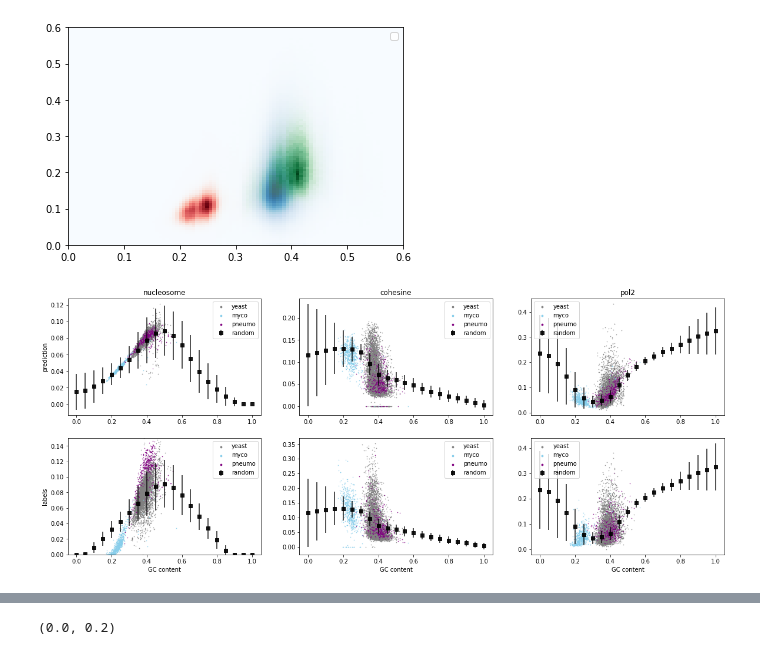
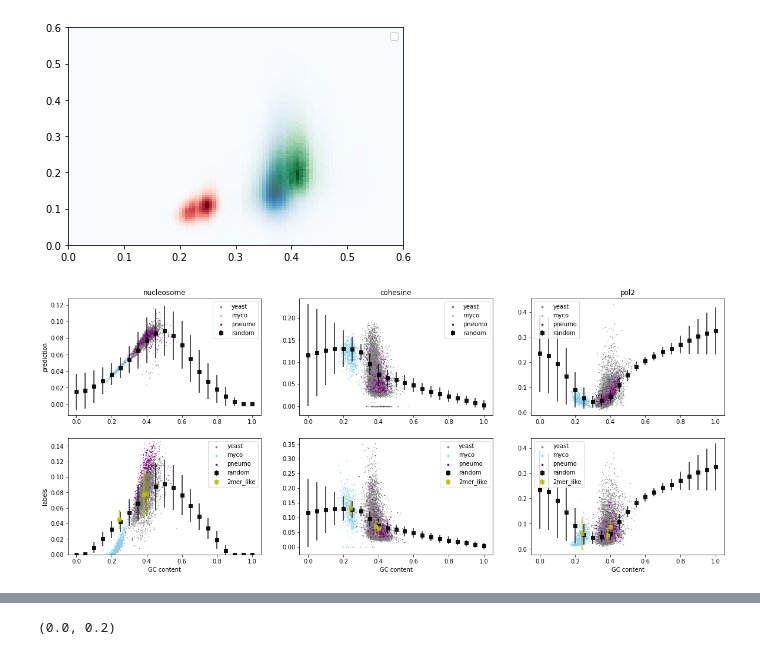
Before and after one commit to Alexwestbrook/mnhn-internship_DeepCNN_ChIP-seq, a Jupyter notebook: Generating_sequences.ipynb, the cells around one changed output, grey strips where cells are left out. Cells and saved outputs as stored; diff of their text form; code cells hidden in the pictures.

```diff
--- a/Generating_sequences.ipynb
+++ b/Generating_sequences.ipynb
@@ -1290,37 +1290,37 @@ for i in range(3):
         # plt.errorbar(gc_refs, y=(preds_pol_rand_sim / thres_pred_pm).mean(axis=1), yerr=(preds_pol_rand_sim / thres_pred_pm).std(axis=1), fmt='ys', alpha=0.9, label='2mer_like', capsize=2)
     plt.scatter(window_gc_yeast, window_preds_yeast[:, i], marker='.', color='gray', label='yeast', s=s_yeast)
     plt.scatter(window_gc['myco'], window_preds['myco'][:, i], marker='.', color='skyblue', label='myco', s=s)
     plt.scatter(window_gc['pneu'], window_preds['pneu'][:, i], marker='.', color='purple', label='pneumo', s=s)
     if i == 0:
         plt.ylabel('prediction')
     leg = plt.legend()
     for legh in leg.legendHandles[:3]:
         legh.set_sizes([30])
 for i in range(3):
     plt.subplot(234+i)
     if i == 0:
         plt.errorbar(gcs, y=(preds_nuc_rand / thres_pred_nm).reshape(n_gcs, 3, -1).mean(axis=2)[:, 0], yerr=(preds_nuc_rand / thres_pred_nm).reshape(n_gcs, 3, -1).std(axis=2)[:, 0], fmt='ks', alpha=0.9, label='random')
-        # plt.errorbar(gc_refs, y=(preds_nuc_rand_sim / thres_pred_nm).mean(axis=1), yerr=(preds_nuc_rand_sim / thres_pred_nm).std(axis=1), fmt='ys', alpha=0.9, label='2mer_like', capsize=2)
+        plt.errorbar(gc_refs, y=(preds_nuc_rand_sim / thres_pred_nm).mean(axis=1), yerr=(preds_nuc_rand_sim / thres_pred_nm).std(axis=1), fmt='ys', alpha=0.9, label='2mer_like', capsize=2)
     elif i == 1:
         plt.errorbar(gcs, y=(preds_coh_rand / thres_pred_cm).mean(axis=1), yerr=(preds_coh_rand / thres_pred_cm).std(axis=1), fmt='ks', alpha=0.9, label='random')
-        # plt.errorbar(gc_refs, y=(preds_coh_rand_sim / thres_pred_cm).mean(axis=1), yerr=(preds_coh_rand_sim / thres_pred_cm).std(axis=1), fmt='ys', alpha=0.9, label='2mer_like', capsize=2)
+        plt.errorbar(gc_refs, y=(preds_coh_rand_sim / thres_pred_cm).mean(axis=1), yerr=(preds_coh_rand_sim / thres_pred_cm).std(axis=1), fmt='ys', alpha=0.9, label='2mer_like', capsize=2)
     else:
         plt.errorbar(gcs, y=(preds_pol_rand / thres_pred_pm).mean(axis=1), yerr=(preds_pol_rand / thres_pred_pm).std(axis=1), fmt='ks', alpha=0.9, label='random')
-        # plt.errorbar(gc_refs, y=(preds_pol_rand_sim / thres_pred_pm).mean(axis=1), yerr=(preds_pol_rand_sim / thres_pred_pm).std(axis=1), fmt='ys', alpha=0.9, label='2mer_like', capsize=2)
+        plt.errorbar(gc_refs, y=(preds_pol_rand_sim / thres_pred_pm).mean(axis=1), yerr=(preds_pol_rand_sim / thres_pred_pm).std(axis=1), fmt='ys', alpha=0.9, label='2mer_like', capsize=2)
     plt.scatter(window_gc_yeast, window_labels_yeast[:, i], marker='.', color='gray', label='yeast', s=s_yeast)
     plt.scatter(window_gc['myco'], window_labels['myco'][:, i], marker='.', color='skyblue', label='myco', s=s)
     plt.scatter(window_gc['pneu'], window_labels['pneu'][:, i], marker='.', color='purple', label='pneumo', s=s)
     if i == 0:
         plt.ylabel('labels')
         plt.ylim((0, 0.15))
     plt.xlabel('GC content')
     leg = plt.legend()
     for legh in leg.legendHandles[:3]:
         legh.set_sizes([30])
 plt.show()
 plt.close()
 # %% [output]
-[figure, old version]
+[figure, new version]
 # %%
 gcs, counts = np.unique(window_gc_yeast, return_counts=True)
 gcs_r, counts_r = np.unique(window_gc_rand, return_counts=True)
```
Also changed, not shown: parts of 27 cells of this notebook.
